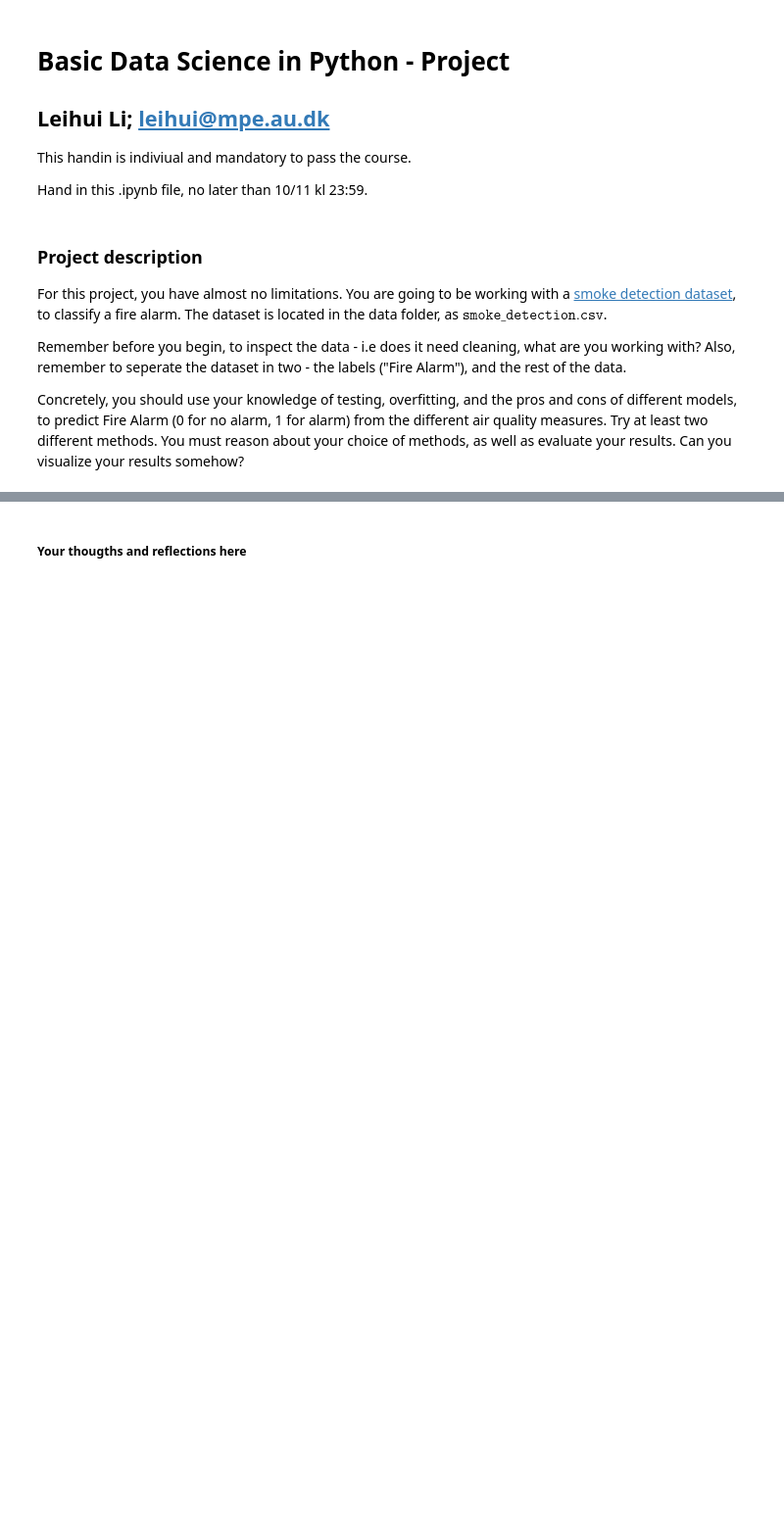
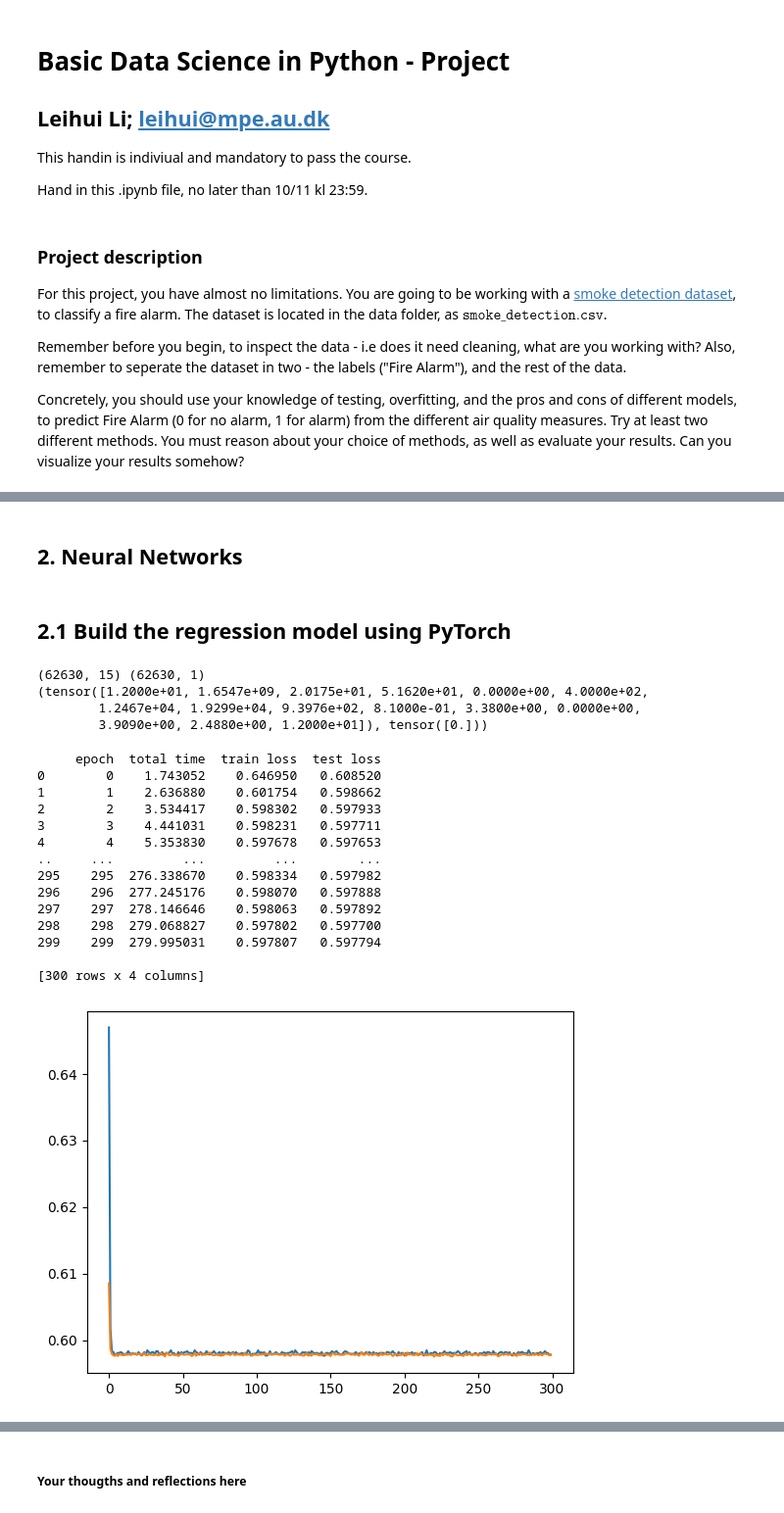
Before and after one commit to leihui6/basic-datascience23, a Jupyter notebook: handin/Leihui Li-FinalHandin-solution.ipynb, the cells around one changed output, grey strips where cells are left out. Shown at 98% size. Drawn from its saved outputs; the diff is of its cells as text; code cells hidden in the pictures; blank space fills up the shorter version.

```diff
--- a/handin/Leihui Li-FinalHandin-solution.ipynb
+++ b/handin/Leihui Li-FinalHandin-solution.ipynb
@@ -78,0 +127,4 @@ SyntaxError: f-string: closing parenthesis '}' does not match opening parenthesi
+# %% [markdown]
+## 2. Neural Networks
+# %% [markdown]
+## 2.1 Build the regression model using PyTorch
@@ -78,0 +270,55 @@ SyntaxError: f-string: closing parenthesis '}' does not match opening parenthesi
+# %%
+print (X.shape, y.shape)
+test = RegressionDataset(X, y)
+print (test[12])
+# %% [output]
+(62630, 15) (62630, 1)
+(tensor([1.2000e+01, 1.6547e+09, 2.0175e+01, 5.1620e+01, 0.0000e+00, 4.0000e+02,
+        1.2467e+04, 1.9299e+04, 9.3976e+02, 8.1000e-01, 3.3800e+00, 0.0000e+00,
+        3.9090e+00, 2.4880e+00, 1.2000e+01]), tensor([0.]))
+# %%
+## Dataset preparation
+device = torch.device("cuda")
+in_features = 15
+out_features = 2
+model = nn.Sequential(
+    nn.Linear(in_features,  10),#hidden layer
+    nn.Tanh(),#activation
+    nn.Linear(10,  10),#hidden layer
+    nn.Tanh(),#activation
+    nn.Linear(10, out_features),#output layer
+)
+torch.manual_seed(42)
+X, y = features.copy(), labels.copy()
+tds = torch.utils.data.TensorDataset(torch.tensor(X, dtype=torch.float32).to(device), torch.tensor(y.flatten(), dtype=torch.long).to(device))
+num_of_train_rows = int(X.shape[0]*0.6) # get sure to round up
+num_of_test_rows = int(X.shape[0]*0.4)
+train, test = torch.utils.data.random_split(tds, lengths=[num_of_train_rows, num_of_test_rows])
+
+training_loader = DataLoader(train, shuffle=True,batch_size=64)
+testing_loader = DataLoader(test, shuffle=True, batch_size=64)
+# %%
+## Training
+device = torch.device("cuda")
+loss_func = nn.CrossEntropyLoss()
+results = train_simple_network(model, loss_func, training_loader, testing_loader, epochs=300, device=device, checkpoint_file='model.pt')
+# %%
+plt.plot(results['train loss'])
+plt.plot(results['test loss'])
+print (results)
+# %% [output]
+     epoch  total time  train loss  test loss
+0        0    1.743052    0.646950   0.608520
+1        1    2.636880    0.601754   0.598662
+2        2    3.534417    0.598302   0.597933
+3        3    4.441031    0.598231   0.597711
+4        4    5.353830    0.597678   0.597653
+..     ...         ...         ...        ...
+295    295  276.338670    0.598334   0.597982
+296    296  277.245176    0.598070   0.597888
+297    297  278.146646    0.598063   0.597892
+298    298  279.068827    0.597802   0.597700
+299    299  279.995031    0.597807   0.597794
+
+[300 rows x 4 columns]
+[figure, added]
```
Also changed, not shown: parts of 8 cells of this notebook, 1 other file.
